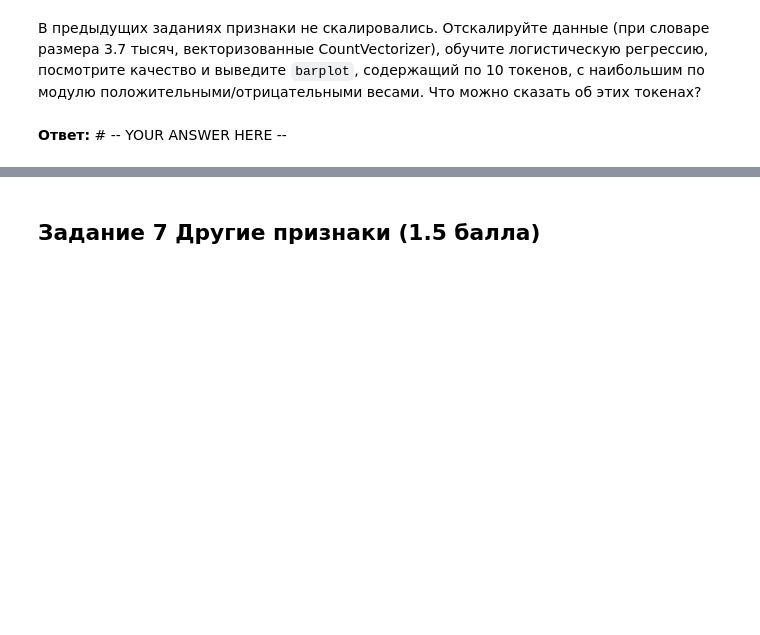
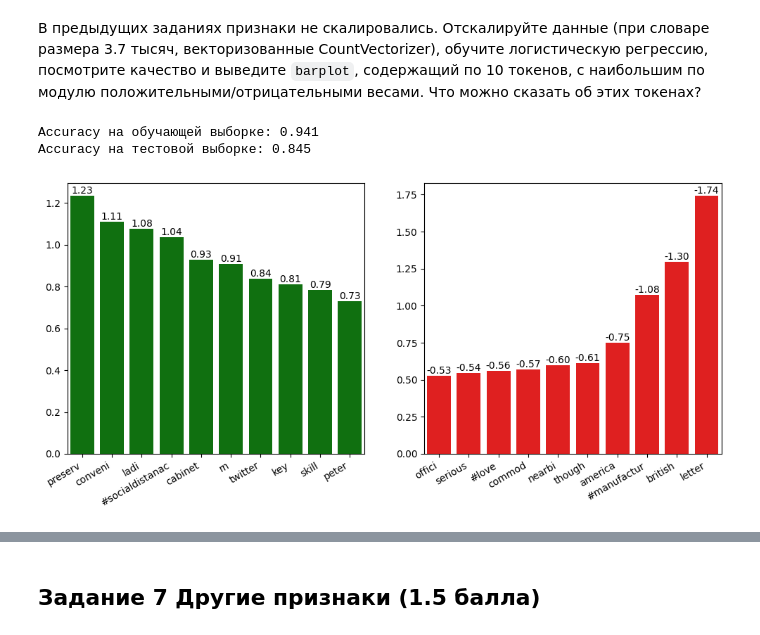
Before and after one commit to AjnoEO/iad-ml, a Jupyter notebook: hw06-texts/hw06_texts.ipynb, the cells around one changed output, grey strips where cells are left out. Drawn from its saved outputs; the diff is of its cells as text; code cells hidden in the pictures; blank space fills up the shorter version.

```diff
--- a/hw06-texts/hw06_texts.ipynb
+++ b/hw06-texts/hw06_texts.ipynb
@@ -550,8 +614,7 @@ print(len(cv_df.vocabulary_))
 # %%
 cv_df = CountVectorizer(tokenizer=custom_stem_tokenizer,
-                        min_df=# -- YOUR CODE HERE --
-                        ).fit(
-                            # -- YOUR CODE HERE --
-                            )
+                        token_pattern=None,
+                        min_df=11,
+                        ).fit(train.OriginalTweet)
 print(len(cv_df.vocabulary_))
 # %% [output]
@@ -562,0 +622,4 @@ print(len(cv_df.vocabulary_))
+# %%
+cv_df_X = cv_df.transform(train.OriginalTweet)
+cv_df_test_X = cv_df.transform(test.OriginalTweet)
+print(fs % scores(cv_df_X, cv_df_test_X))
@@ -568,2 +636,37 @@ from sklearn.preprocessing import StandardScaler
-# %% [markdown]
-**Ответ:** # -- YOUR ANSWER HERE --
+# %%
+from sklearn.preprocessing import StandardScaler
+scaler = StandardScaler(with_mean=False)
+
+def train_report(X_train, X_test):
+    X_train = scaler.fit_transform(X_train)
+    X_test = scaler.transform(X_test)
+    model = LogisticRegression(max_iter=10_000)
+    train_predict = model.fit(X_train, y_train).predict(X_train)
+    test_predict = model.predict(X_test)
+    print(fs % (accuracy_score(y_train, train_predict), accuracy_score(y_test, test_predict)))
+    return model
+
+model = train_report(cv_df_X, cv_df_test_X)
+# %% [output]
+Accuracy на обучающей выборке: 0.941
+Accuracy на тестовой выборке: 0.845
+# %%
+from matplotlib.axes import Axes
+coefs = pd.Series(model.coef_[0], index=cv_df.vocabulary_).sort_values(ascending=False)
+fig, (ax1, ax2) = plt.subplots(ncols=2, figsize=(12, 5))
+ax1: Axes
+ax2: Axes
+
+top = coefs[:10]
+bars = sns.barplot(top, ax=ax1, color="g")
+ax1.set_xticks(ticks=ax1.get_xticks(), labels=ax1.get_xticklabels(), rotation=30, ha="right")
+ax1.bar_label(bars.containers[0], top.map(lambda f: f'{f:.2f}'))
+
+top = coefs[-10:]
+bars = sns.barplot(top.abs(), ax=ax2, color="r")
+ax2.set_xticks(ticks=ax2.get_xticks(), labels=ax2.get_xticklabels(), rotation=30, ha="right")
+ax2.bar_label(bars.containers[0], top.map(lambda f: f'{f:.2f}'))
+
+plt.show()
+# %% [output]
+[figure, added]
```
Also changed, not shown: parts of 57 cells of this notebook.
